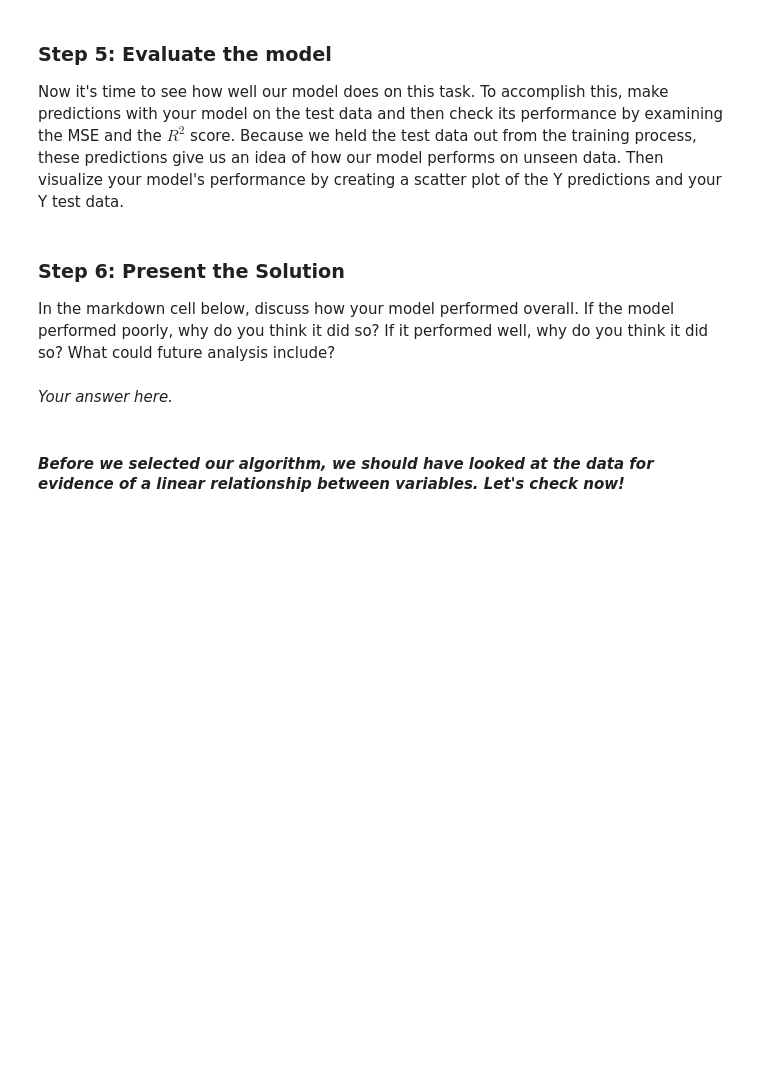
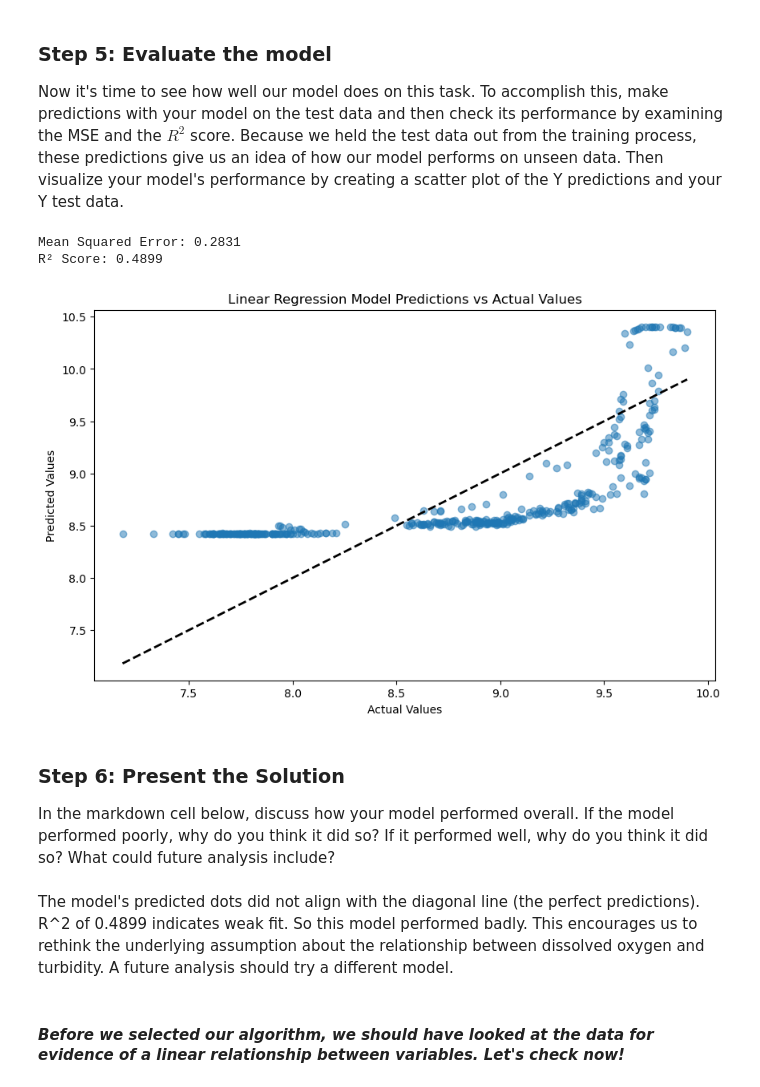
Before and after one commit to ZoeZhouJ/EDS232-labs, a Jupyter notebook: Week1/Lab1-hurricane.ipynb, the cells around one changed output. Drawn from its saved outputs; the diff is of its cells as text; code cells hidden in the pictures; blank space fills up the shorter version.

```diff
--- a/Week1/Lab1-hurricane.ipynb
+++ b/Week1/Lab1-hurricane.ipynb
@@ -95,10 +101,11 @@ df.plot()
 # %% [markdown]
 When you were exploring the data, you may have noticed that the column names aren't the cleanest. Update the column names to the following : `date`, `albany_DO`, `norrie_DO`, `albany_turbidity`, `norrie_turbidity` (**make sure your column names are in that order!!**).
 # %%
-#df.columns
-#new_columns = ['date','albany_DO','norrie_DO','albany_turbidity','norrie_turbidity']
+# Update column names
 df.columns = ['date','albany_DO','norrie_DO','albany_turbidity','norrie_turbidity']
 df # Check to make sure column names were updated
 df.date = pd.to_datetime(df['date'])
+df = df.set_index('date')
 df.dtypes
+df.head()
 # %% [output]
@@ -122,10 +130,11 @@ Select your data such that `albany_turbidity` is your feature or independent var
  **Use a test size of 0.33 and a random state of 42**.
 # %%
 # Select features and target
-X = ...
-Y = ...
+X = df[['albany_turbidity']]
+y = df[['albany_DO']]
 
-X_train, X_test, Y_train, Y_test = ...
+# Split the data intro training and testing sets
+X_train, X_test, Y_train, Y_test = train_test_split(X, y, test_size=0.33, random_state = 42)
 # %% [markdown]
 ### Step 4: Select your model
 
@@ -135,27 +144,40 @@ We are going to use linear regression to predict the turbidity in Albany. Is lin
 # %%
 # Initialize and fit the model
-model = ...
+model = LinearRegression().fit(X_train, Y_train)
 # %% [markdown]
 ### Step 5: Evaluate the model
 
 Now it's time to see how well our model does on this task.  To accomplish this, make predictions with your model on the test data and then check its performance by examining the MSE and the $R^2$ score. Because we held the test data out from the training process, these predictions give us an idea of how our model performs on unseen data. Then visualize your model's performance by creating a scatter plot of the Y predictions and your Y test data.
 # %%
 # Make predictions
-Y_pred = ...
+Y_pred = model.predict(X_test)
+Y_pred
 
 # Calculate evaluation metrics using scikit-learn's mean_squared_error and r2_score
-mse = ...
-r2 = ...
+mse = mean_squared_error(Y_test, Y_pred)
+r2 = r2_score(Y_test, Y_pred)
 
-print(f"Mean Squared Error: {mse}")
-print(f"R² Score: {r2}")
+print(f"Mean Squared Error: {mse:.4f}")
+print(f"R² Score: {r2:.4f}")
 
 # Visualize predictions vs. actual values
+plt.figure(figsize=(10, 6))
+plt.scatter(Y_test, Y_pred, alpha=0.5)
+plt.plot([Y_test.min(), Y_test.max()],[Y_test.min(), Y_test.max()], 'k--', lw=2)
+plt.xlabel('Actual Values')
+plt.ylabel('Predicted Values')
+plt.title('Linear Regression Model Predictions vs Actual Values')
+
+plt.show()
+# %% [output]
+Mean Squared Error: 0.2831
+R² Score: 0.4899
+[figure, added]
 # %% [markdown]
 ### Step 6:  Present the Solution
 In the markdown cell below, discuss how your model performed overall. If the model performed poorly, why do you think it did so? If it performed well, why do you think it did so? What could future analysis include?
 # %% [markdown]
-*Your answer here.*
+The model's predicted dots did not align with the diagonal line (the perfect predictions). R^2 of 0.4899 indicates weak fit. So this model performed badly. This encourages us to rethink the underlying assumption about the relationship between dissolved oxygen and turbidity. A future analysis should try a different model.
 # %% [markdown]
 #### *Before we selected our algorithm, we should have looked at the data for evidence of a linear relationship between variables. Let's check now!*
 # %%
```
Also changed, not shown: parts of 10 cells of this notebook.
